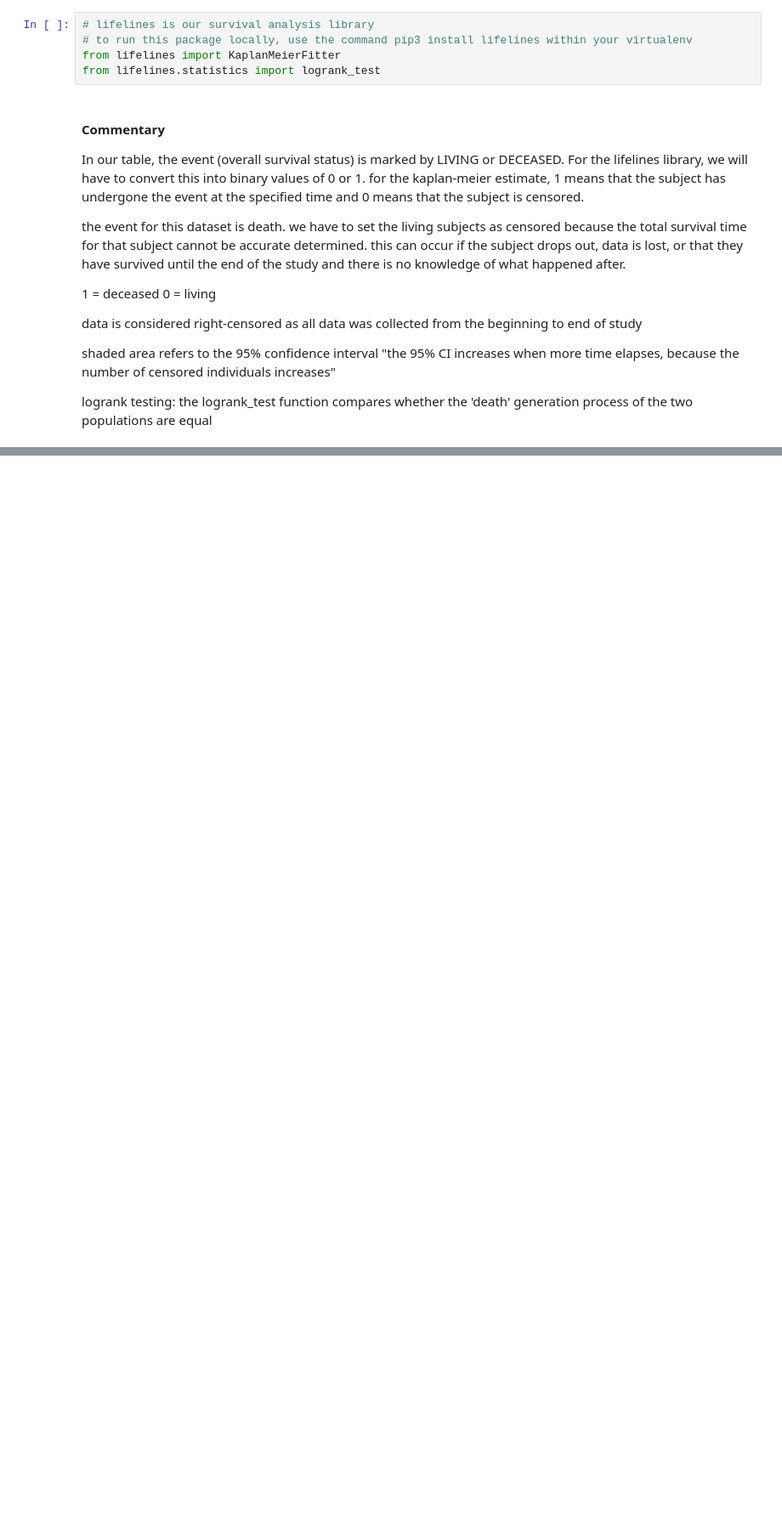
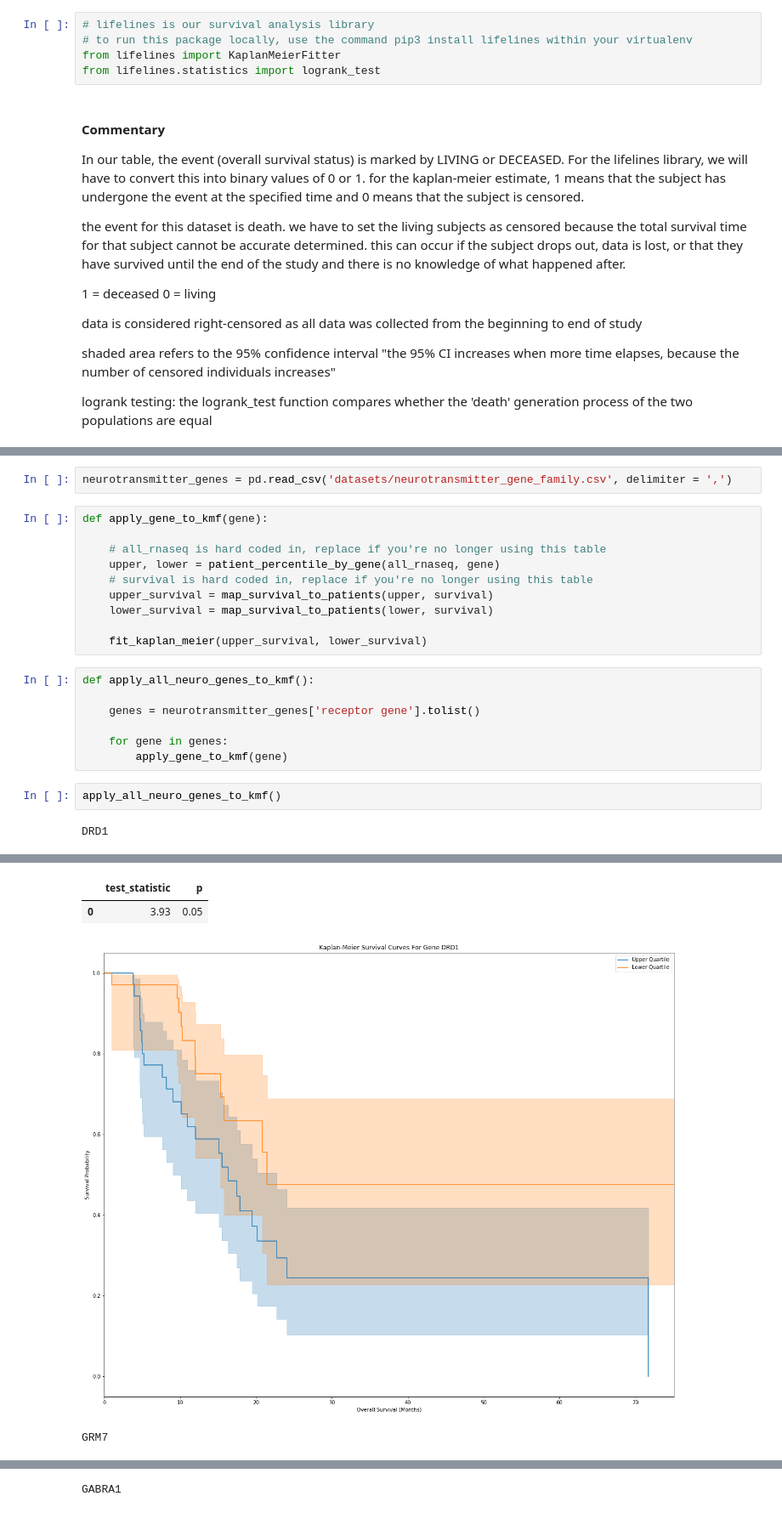
Before and after one commit to sophiaho/broad-work, a Jupyter notebook: tumor_survival_associations.ipynb, the cells around one changed output, grey strips where cells are left out. Shown at 85% size. Cells and saved outputs as stored; diff of their text form; blank space fills up the shorter version.

Commit message:
updated for all neuro genes, updated tests

```diff
--- a/tumor_survival_associations.ipynb
+++ b/tumor_survival_associations.ipynb
@@ -435,0 +446,23 @@ fit_kaplan_meier(upper_quartile_adrb2_survival, lower_quartile_adrb2_survival)
+# %%
+neurotransmitter_genes = pd.read_csv('datasets/neurotransmitter_gene_family.csv', delimiter = ',')
+# %%
+def apply_gene_to_kmf(gene):
+
+    # all_rnaseq is hard coded in, replace if you're no longer using this table
+    upper, lower = patient_percentile_by_gene(all_rnaseq, gene)
+    # survival is hard coded in, replace if you're no longer using this table
+    upper_survival = map_survival_to_patients(upper, survival)
+    lower_survival = map_survival_to_patients(lower, survival)
+
+    fit_kaplan_meier(upper_survival, lower_survival)
+# %%
+def apply_all_neuro_genes_to_kmf():
+
+    genes = neurotransmitter_genes['receptor gene'].tolist()
+
+    for gene in genes:
+        apply_gene_to_kmf(gene)
+# %%
+apply_all_neuro_genes_to_kmf()
+# %% [output]
+DRD1
@@ -435,0 +473,4 @@ fit_kaplan_meier(upper_quartile_adrb2_survival, lower_quartile_adrb2_survival)
+|  | test_statistic | p |
+| 0 | 3.93 | 0.05 |
+[figure, added]
+GRM7
@@ -435,0 +484 @@ fit_kaplan_meier(upper_quartile_adrb2_survival, lower_quartile_adrb2_survival)
+GABRA1
```
Also changed, not shown: parts of 4 cells of this notebook, 1 other file.
